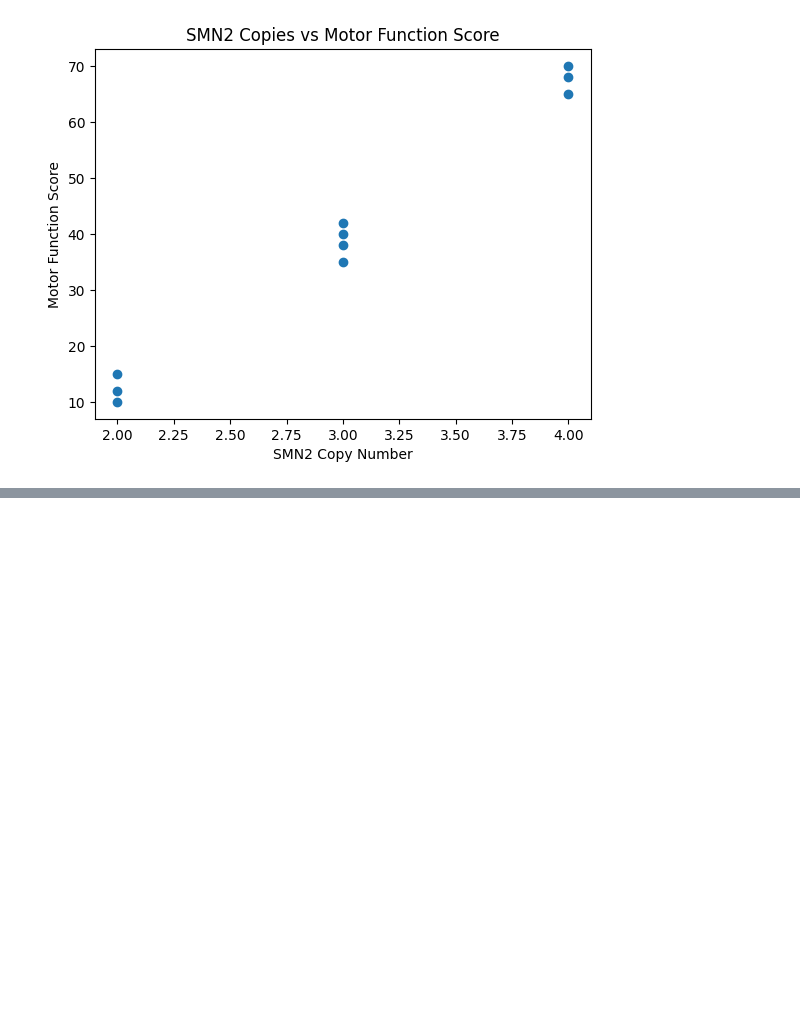
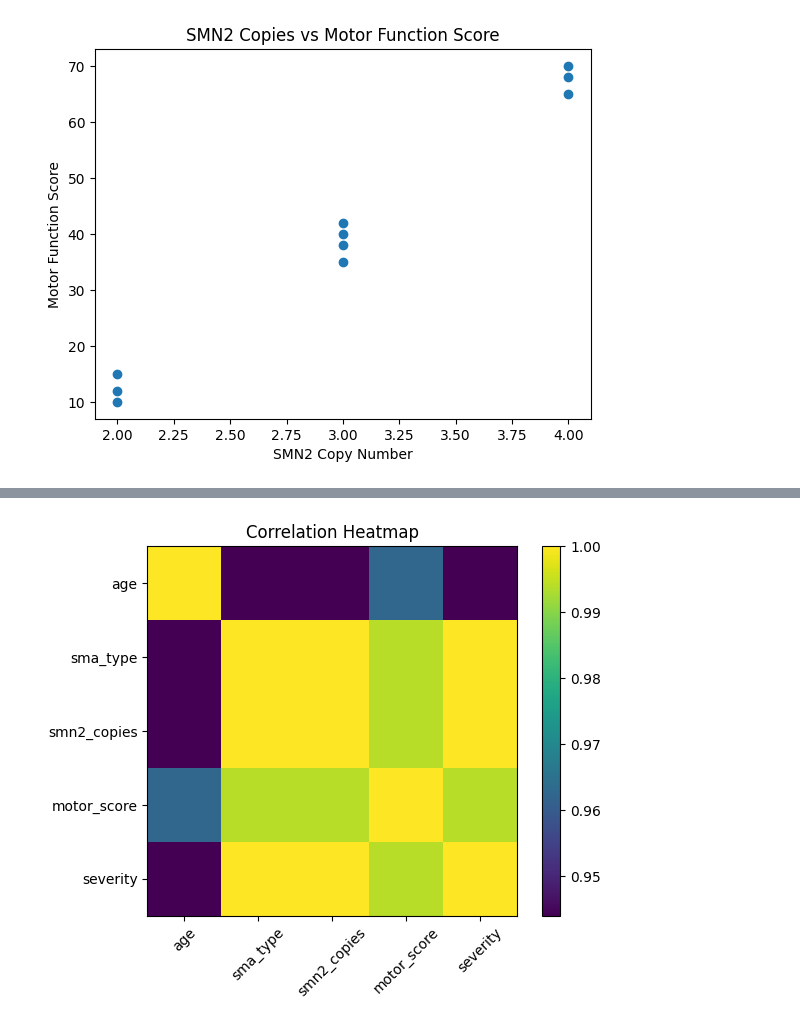
Before and after one commit to Kisara00555/sma-data-science, a Jupyter notebook: notebooks/01_sma_background_and_data_overview.ipynb, the cells around one changed output, grey strips where cells are left out. Saved outputs shown, nothing was run; the diff lists cells and outputs as text; code cells hidden in the pictures; blank space fills up the shorter version.

Commit message:
Add correlation analysis and heatmap

```diff
--- a/notebooks/01_sma_background_and_data_overview.ipynb
+++ b/notebooks/01_sma_background_and_data_overview.ipynb
@@ -321,0 +325,19 @@ plt.show()
+# %%
+## Prepare Data for Correlation
+# Make a copy so original data is not affected
+df_corr = df_cleaned.copy()
+
+# Encode categorical variables
+df_corr["sma_type"] = df_corr["sma_type"].map({
+    "Type I": 1,
+    "Type II": 2,
+    "Type III": 3
+})
+
+df_corr["severity"] = df_corr["severity"].map({
+    "severe": 1,
+    "moderate": 2,
+    "mild": 3
+})
+
+df_corr.head()
@@ -321,0 +351,4 @@ plt.show()
+# %%
+## Correlation Matrix
+corr_matrix = df_corr.corr()
+corr_matrix
@@ -321,0 +362,10 @@ plt.show()
+# %%
+## Heatmap Visualization
+plt.imshow(corr_matrix)
+plt.colorbar()
+plt.xticks(range(len(corr_matrix.columns)), corr_matrix.columns, rotation=45)
+plt.yticks(range(len(corr_matrix.columns)), corr_matrix.columns)
+plt.title("Correlation Heatmap")
+plt.show()
+# %% [output]
+[figure, added]
```
Also changed, not shown: parts of 5 cells of this notebook, 1 other file.
